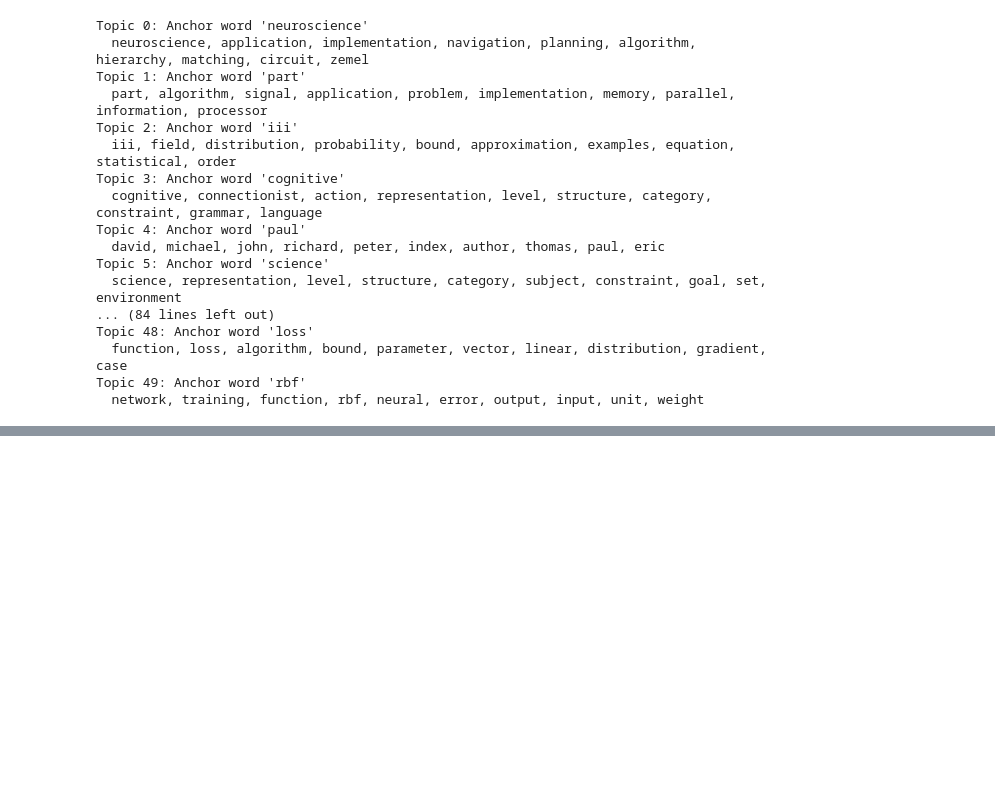
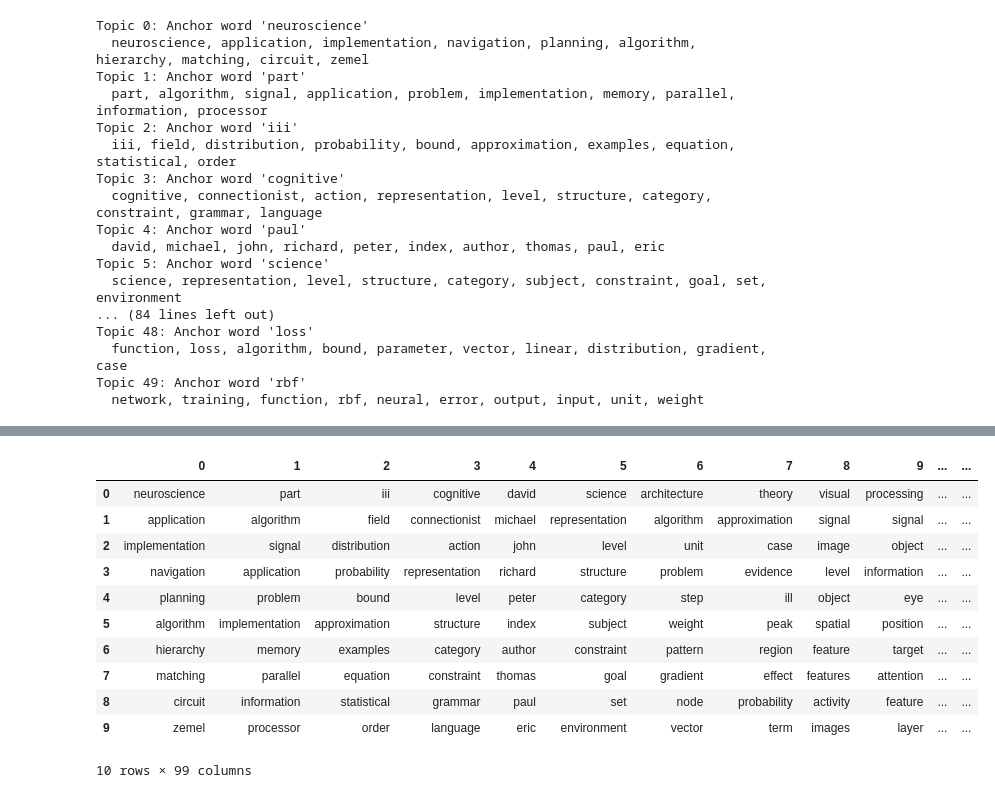
Before and after one commit to aleveren/anchor-word-recovery, a Jupyter notebook: run_analysis.ipynb, the cells around one changed output, grey strips where cells are left out. Saved outputs shown, nothing was run; the diff lists cells and outputs as text; code cells hidden in the pictures; blank space fills up the shorter version.

```diff
--- a/run_analysis.ipynb
+++ b/run_analysis.ipynb
@@ -80,0 +118,24 @@ sch.dendrogram(linkage, orientation='left', labels=anchor_word_labels, ax=ax);
+# %%
+def top_words(A, num_top_words, vocab = None):
+    # Get top words for augmented topic matrix
+    A = np.asarray(A)
+    target_shape = (num_top_words, A.shape[1])
+    probs = np.zeros(target_shape)
+    word_indices = np.zeros(target_shape, dtype='int')
+    words = np.empty(target_shape, dtype='object')
+    for k in range(A.shape[1]):
+        # First, use argpartition to find top word indices (unsorted)
+        top_indices_unsorted = np.argpartition(A[:, k], -num_top_words)[-num_top_words:]
+        top_probabilities_unsorted = A[top_indices_unsorted, k]
+        # Then, sort within the top num_top_words
+        meta_sort_indices = np.argsort(-top_probabilities_unsorted)
+        top_indices_sorted = top_indices_unsorted[meta_sort_indices]
+        top_probabilities_sorted = top_probabilities_unsorted[meta_sort_indices]
+        word_indices[:, k] = top_indices_sorted
+        probs[:, k] = top_probabilities_sorted
+        if vocab is not None:
+            words[:, k] = [vocab[w] for w in top_indices_sorted]
+    if vocab is None:
+        return probs, word_indices
+    else:
+        return probs, word_indices, words
@@ -80,0 +176,2 @@ sch.dendrogram(linkage, orientation='left', labels=anchor_word_labels, ax=ax);
+# %%
+probs, indices, words = top_words(A_augmented, num_top_words=10, vocab=a.vocab)
@@ -80,0 +180,15 @@ sch.dendrogram(linkage, orientation='left', labels=anchor_word_labels, ax=ax);
+# %%
+pd.DataFrame(words)
+# %% [output]
+|  | 0 | 1 | 2 | 3 | 4 | 5 | 6 | 7 | 8 | 9 | ... | ... |
+| 0 | neuroscience | part | iii | cognitive | david | science | architecture | theory | visual | processing | ... | ... |
+| 1 | application | algorithm | field | connectionist | michael | representation | algorithm | approximation | signal | signal | ... | ... |
+| 2 | implementation | signal | distribution | action | john | level | unit | case | image | object | ... | ... |
+| 3 | navigation | application | probability | representation | richard | structure | problem | evidence | level | information | ... | ... |
+| 4 | planning | problem | bound | level | peter | category | step | ill | object | eye | ... | ... |
+| 5 | algorithm | implementation | approximation | structure | index | subject | weight | peak | spatial | position | ... | ... |
+| 6 | hierarchy | memory | examples | category | author | constraint | pattern | region | feature | target | ... | ... |
+| 7 | matching | parallel | equation | constraint | thomas | goal | gradient | effect | features | attention | ... | ... |
+| 8 | circuit | information | statistical | grammar | paul | set | node | probability | activity | feature | ... | ... |
+| 9 | zemel | processor | order | language | eric | environment | vector | term | images | layer | ... | ... |
+10 rows × 99 columns
```
Also changed, not shown: parts of 15 cells of this notebook.
